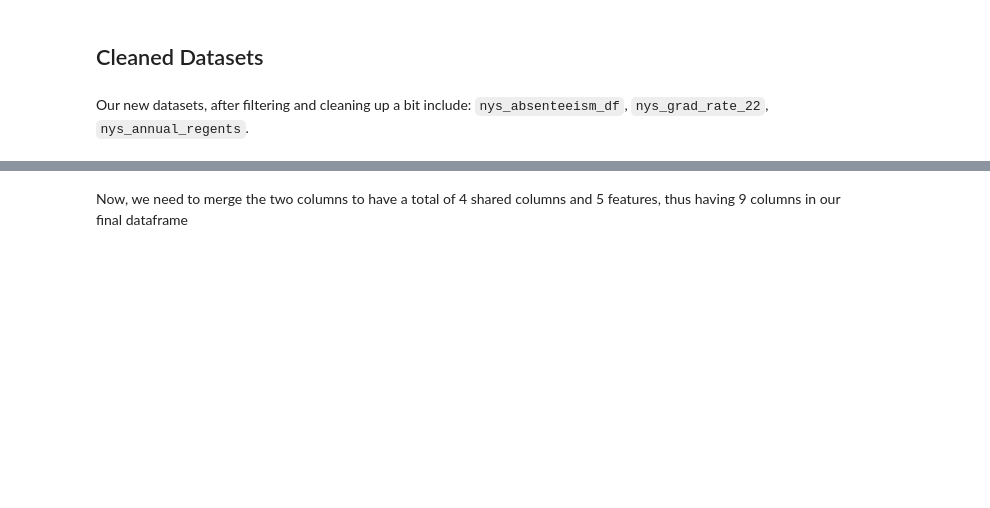
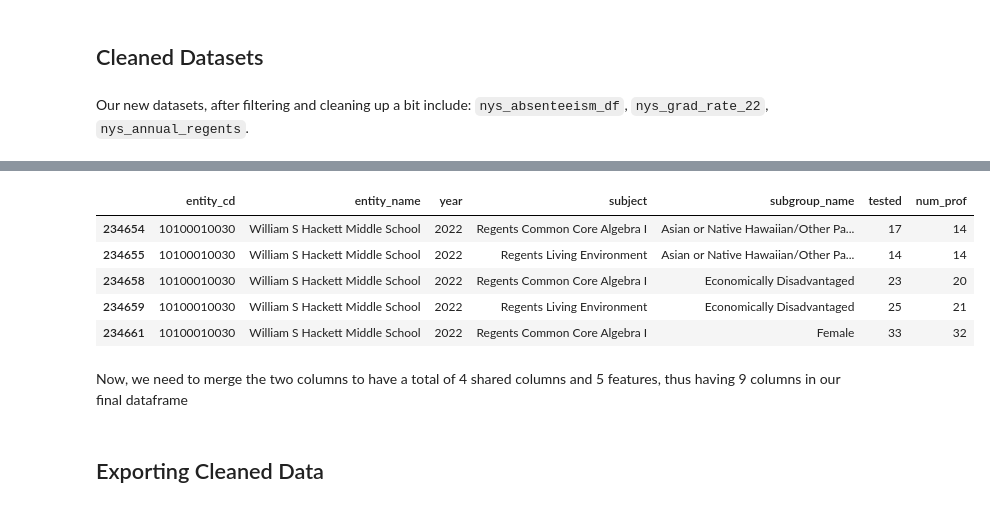
Before and after one commit to asoylatte03/nys-ell-grad-rate, a Jupyter notebook: data preparation .ipynb, the cells around one changed output, grey strips where cells are left out. Drawn from its saved outputs; the diff is of its cells as text; code cells hidden in the pictures; blank space fills up the shorter version.

```diff
--- a/data preparation .ipynb
+++ b/data preparation .ipynb
@@ -227,2 +181,13 @@ pd.merge(pd.merge(nys_annual_regents,nys_grad_rate_22,how='inner',on=shared_cols
+# %%
+nys_annual_regents.head()
+# %% [output]
+|  | entity_cd | entity_name | year | subject | subgroup_name | tested | num_prof |
+| 234654 | 10100010030 | William S Hackett Middle School | 2022 | Regents Common Core Algebra I | Asian or Native Hawaiian/Other Pa... | 17 | 14 |
+| 234655 | 10100010030 | William S Hackett Middle School | 2022 | Regents Living Environment | Asian or Native Hawaiian/Other Pa... | 14 | 14 |
+| 234658 | 10100010030 | William S Hackett Middle School | 2022 | Regents Common Core Algebra I | Economically Disadvantaged | 23 | 20 |
+| 234659 | 10100010030 | William S Hackett Middle School | 2022 | Regents Living Environment | Economically Disadvantaged | 25 | 21 |
+| 234661 | 10100010030 | William S Hackett Middle School | 2022 | Regents Common Core Algebra I | Female | 33 | 32 |
 # %% [markdown]
 Now, we need to merge the two columns to have a total of 4 shared columns and 5 features, thus having 9 columns in our final dataframe
+# %% [markdown]
+## Exporting Cleaned Data
```
Also changed, not shown: parts of 43 cells of this notebook.
